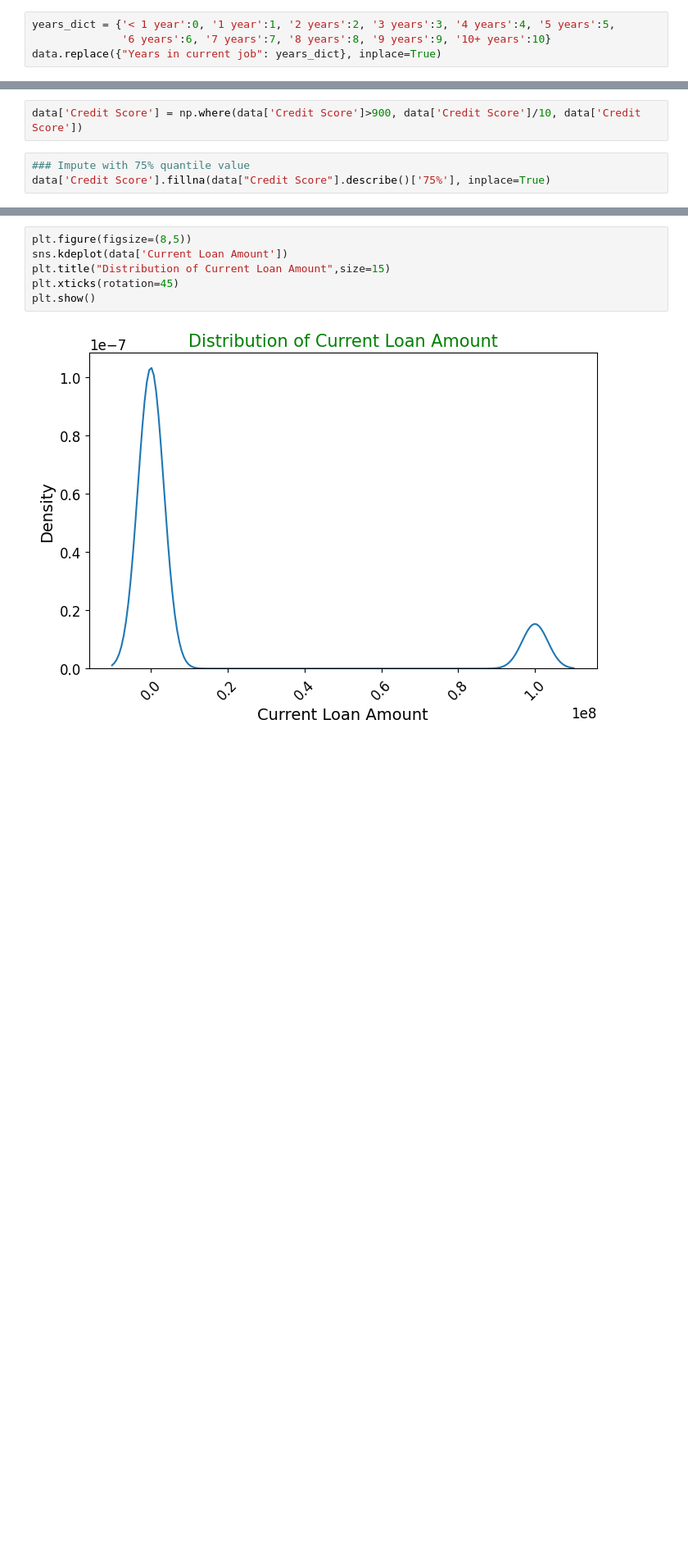
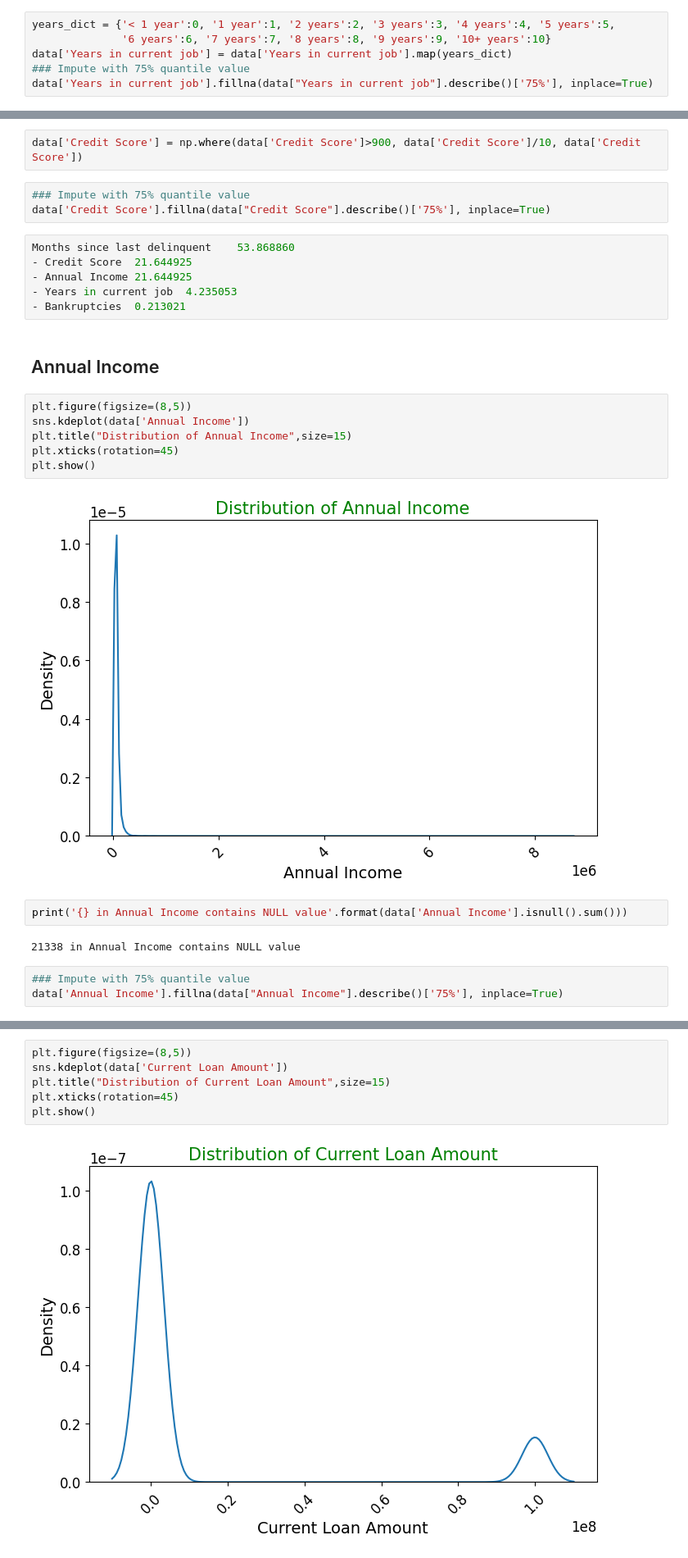
Before and after one commit to M-S-ALAM/Loan-Eligibility-Prediction, a Jupyter notebook: Untitled.ipynb, the cells around one changed output, grey strips where cells are left out. Shown at 82% size. Saved outputs shown, nothing was run; the diff lists cells and outputs as text; blank space fills up the shorter version.

```diff
--- a/Untitled.ipynb
+++ b/Untitled.ipynb
@@ -109,4 +100,6 @@ perc_on_bar('Years in current job')
 # %%
 years_dict = {'< 1 year':0, '1 year':1, '2 years':2, '3 years':3, '4 years':4, '5 years':5,
               '6 years':6, '7 years':7, '8 years':8, '9 years':9, '10+ years':10}
-data.replace({"Years in current job": years_dict}, inplace=True)
+data['Years in current job'] = data['Years in current job'].map(years_dict)
+### Impute with 75% quantile value
+data['Years in current job'].fillna(data["Years in current job"].describe()['75%'], inplace=True)
@@ -135,3 +130,26 @@ data['Credit Score'] = np.where(data['Credit Score']>900, data['Credit Score']/1
 # %%
 ### Impute with 75% quantile value
 data['Credit Score'].fillna(data["Credit Score"].describe()['75%'], inplace=True)
+# %%
+Months since last delinquent	53.868860
+- Credit Score	21.644925
+- Annual Income	21.644925
+- Years in current job	4.235053
+- Bankruptcies	0.213021
+# %% [markdown]
+## Annual Income
+# %%
+plt.figure(figsize=(8,5))
+sns.kdeplot(data['Annual Income'])
+plt.title("Distribution of Annual Income",size=15)
+plt.xticks(rotation=45)
+plt.show()
+# %% [output]
+[figure, added]
+# %%
+print('{} in Annual Income contains NULL value'.format(data['Annual Income'].isnull().sum()))
+# %% [output]
+21338 in Annual Income contains NULL value
+# %%
+### Impute with 75% quantile value
+data['Annual Income'].fillna(data["Annual Income"].describe()['75%'], inplace=True)
```
Also changed, not shown: parts of 16 cells of this notebook, 2 other files.
